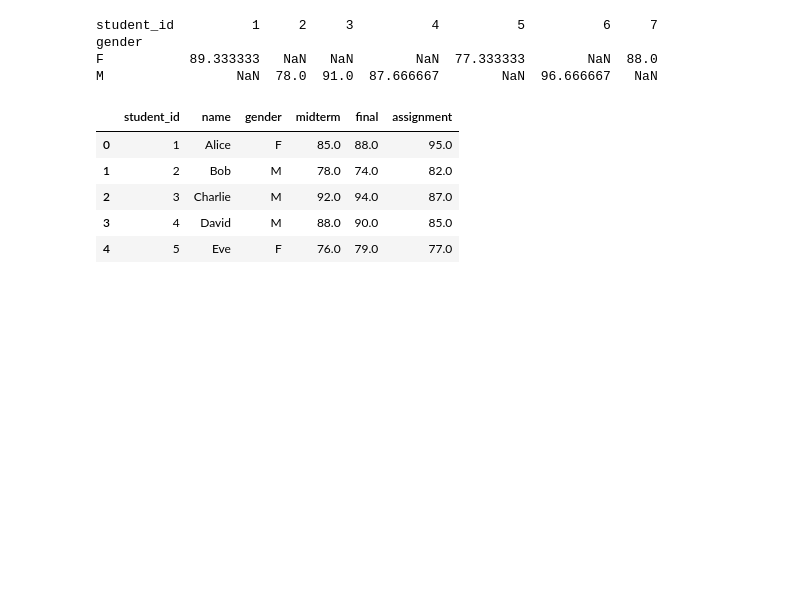
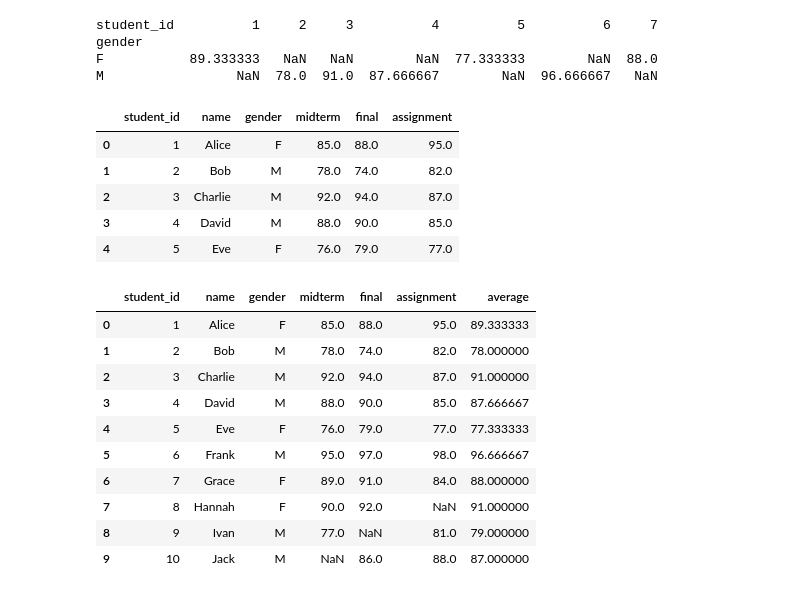
Before and after one commit to j00jun/DeepLearning_study, a Jupyter notebook: 빅분기_실기/part02_데이터_처리/sec01_pandas_라이브러리.ipynb, the cells around one changed output. Saved outputs shown, nothing was run; the diff lists cells and outputs as text; code cells hidden in the pictures; blank space fills up the shorter version.

```diff
--- a/빅분기_실기/part02_데이터_처리/sec01_pandas_라이브러리.ipynb
+++ b/빅분기_실기/part02_데이터_처리/sec01_pandas_라이브러리.ipynb
@@ -1177,6 +1177,25 @@ df.head()
 | 2 | 3 | Charlie | M | 92.0 | 94.0 | 87.0 |
 | 3 | 4 | David | M | 88.0 | 90.0 | 85.0 |
 | 4 | 5 | Eve | F | 76.0 | 79.0 | 77.0 |
+# %%
+### 데이터 불러오기
+
+import pandas as pd
+df = pd.read_csv('https://raw.githubusercontent.com/YoungjinBD/data/main/grade.csv')
+# %%
+df
+# %% [output]
+|  | student_id | name | gender | midterm | final | assignment | average |
+| 0 | 1 | Alice | F | 85.0 | 88.0 | 95.0 | 89.333333 |
+| 1 | 2 | Bob | M | 78.0 | 74.0 | 82.0 | 78.000000 |
+| 2 | 3 | Charlie | M | 92.0 | 94.0 | 87.0 | 91.000000 |
+| 3 | 4 | David | M | 88.0 | 90.0 | 85.0 | 87.666667 |
+| 4 | 5 | Eve | F | 76.0 | 79.0 | 77.0 | 77.333333 |
+| 5 | 6 | Frank | M | 95.0 | 97.0 | 98.0 | 96.666667 |
+| 6 | 7 | Grace | F | 89.0 | 91.0 | 84.0 | 88.000000 |
+| 7 | 8 | Hannah | F | 90.0 | 92.0 | NaN | 91.000000 |
+| 8 | 9 | Ivan | M | 77.0 | NaN | 81.0 | 79.000000 |
+| 9 | 10 | Jack | M | NaN | 86.0 | 88.0 | 87.000000 |
 # %%
 # 11
 df['average'] = df[['midterm', 'final', 'assignment']].mean(axis =1)
```
Also changed, not shown: parts of 3 cells of this notebook, 1 other file.
